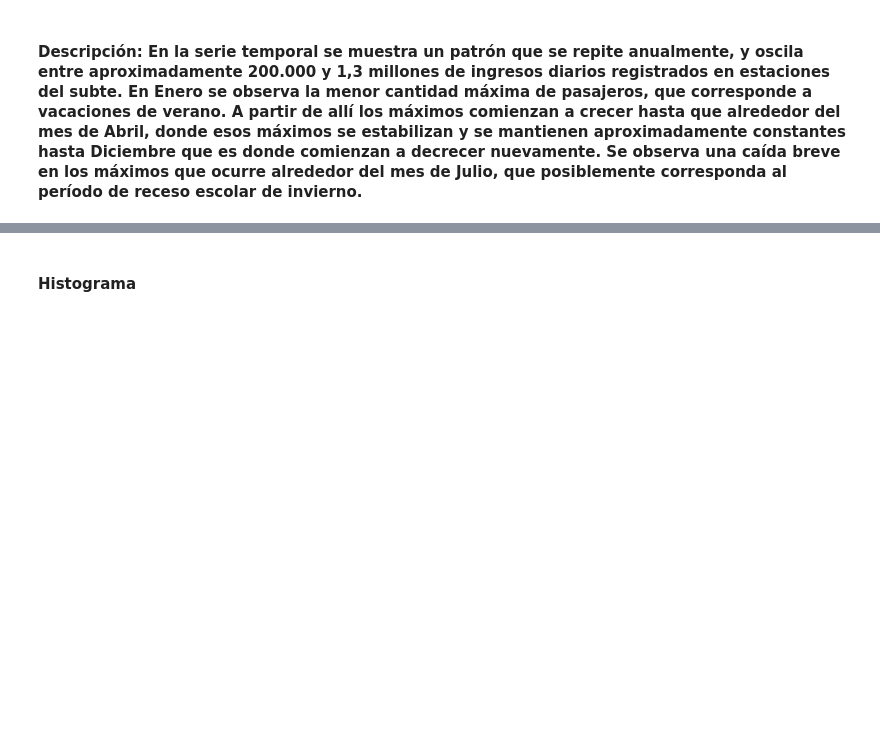
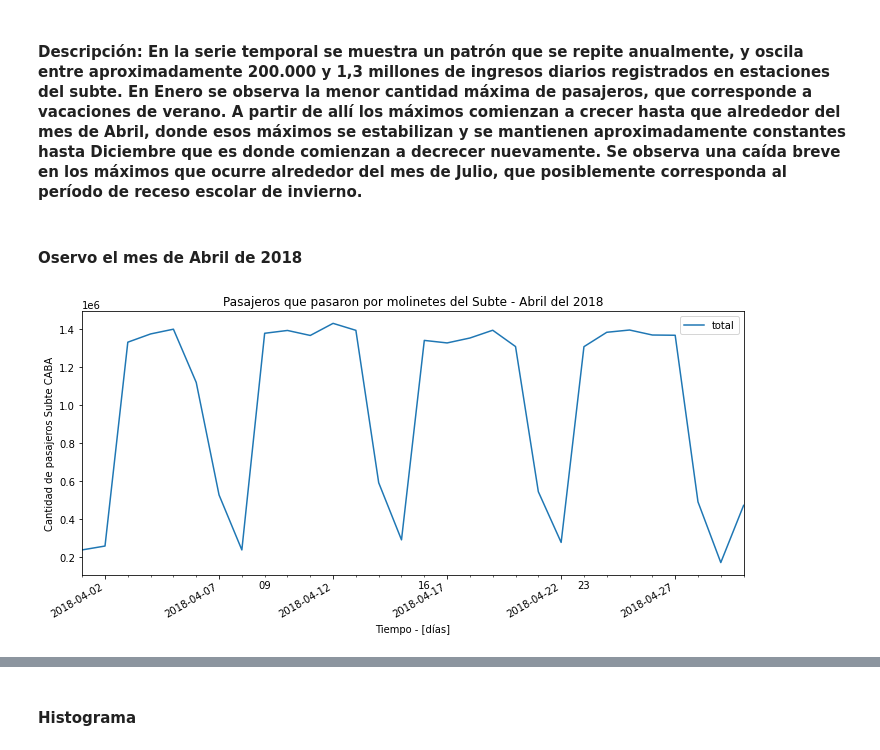
Before and after one commit to arigarmendia/Time-Series, a Jupyter notebook: TP/molinetes.ipynb, the cells around one changed output, grey strips where cells are left out. Cells and saved outputs as stored; diff of their text form; code cells hidden in the pictures; blank space fills up the shorter version.

```diff
--- a/TP/molinetes.ipynb
+++ b/TP/molinetes.ipynb
@@ -177,2 +181,16 @@ plt.tight_layout()
 # %% [markdown]
 #### Descripción: En la serie temporal se muestra un patrón que se repite anualmente, y oscila entre aproximadamente 200.000 y 1,3 millones de ingresos diarios registrados en estaciones del subte. En Enero se observa la menor cantidad máxima de pasajeros, que corresponde a vacaciones de verano. A partir de allí los máximos comienzan a crecer hasta que alrededor del mes de Abril, donde esos máximos se estabilizan y se mantienen aproximadamente constantes hasta Diciembre que es donde comienzan a decrecer nuevamente. Se observa una caída breve en los máximos que ocurre alrededor del mes de Julio, que posiblemente corresponda al período de receso escolar de invierno.
+# %% [markdown]
+#### Oservo el mes de Abril de 2018
+# %%
+
+ax = molinetes['2018-04-01':'2018-04-30'].plot(figsize=(10,5))
+ax.xaxis.set_major_locator(mdates.DayLocator(interval=5))
+ax.xaxis.set_major_formatter(mdates.DateFormatter('%Y-%m-%d'))
+plt.title('Pasajeros que pasaron por molinetes del Subte - Abril del 2018')
+plt.ylabel('Cantidad de pasajeros Subte CABA')
+plt.xlabel('Tiempo - [días]')
+plt.gcf().autofmt_xdate()
+plt.tight_layout()
+# %% [output]
+[figure, added]
```
Also changed, not shown: parts of 57 cells of this notebook.
